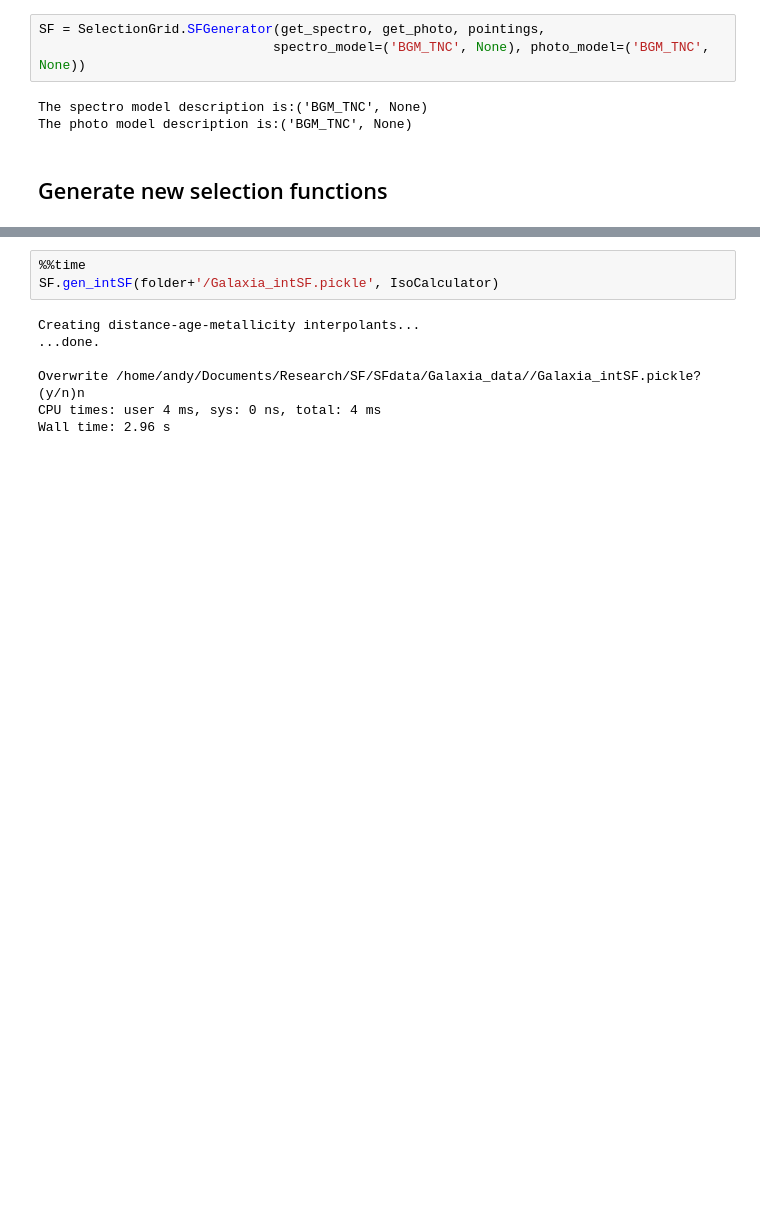
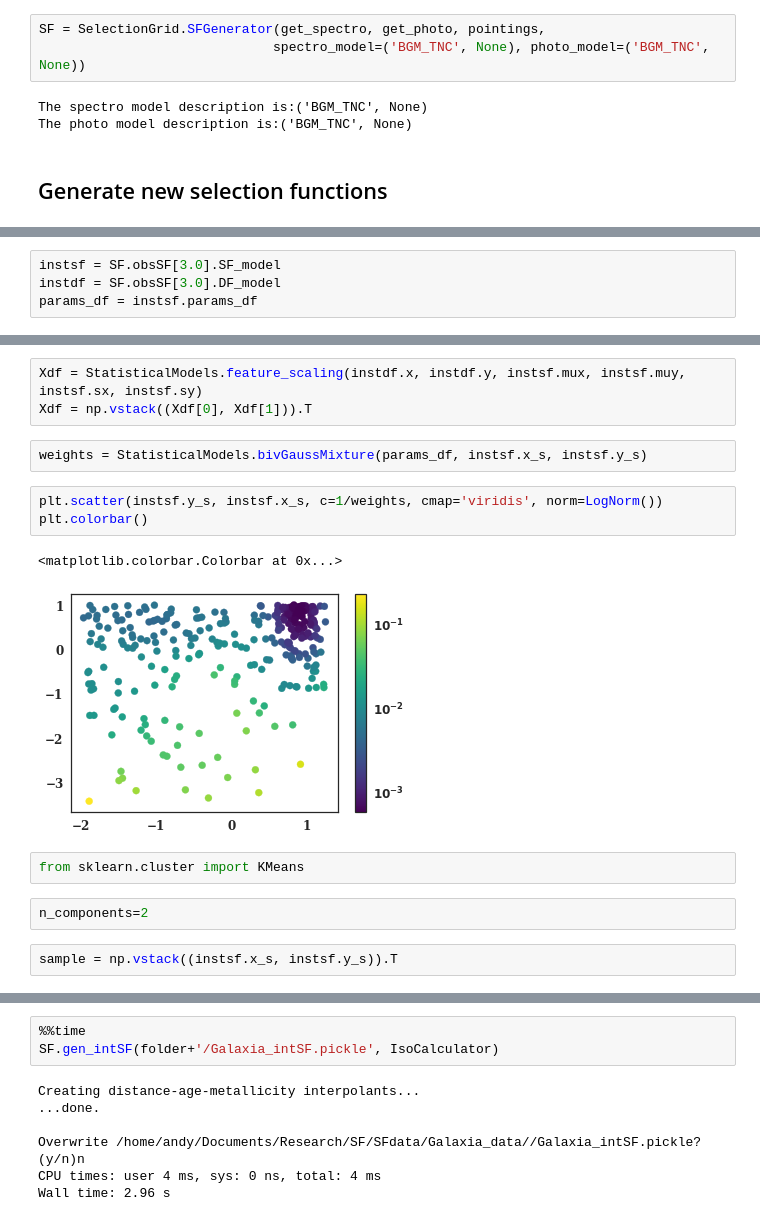
Before and after one commit to aeverall/seestar, a Jupyter notebook: examples/BGMTNC_test.ipynb, the cells around one changed output, grey strips where cells are left out. Drawn from its saved outputs; the diff is of its cells as text; blank space fills up the shorter version.

```diff
--- a/examples/BGMTNC_test.ipynb
+++ b/examples/BGMTNC_test.ipynb
@@ -175,0 +173,4 @@ array([0.4, 7. ])
+# %%
+instsf = SF.obsSF[3.0].SF_model
+instdf = SF.obsSF[3.0].DF_model
+params_df = instsf.params_df
@@ -175,0 +326,17 @@ array([0.4, 7. ])
+# %%
+Xdf = StatisticalModels.feature_scaling(instdf.x, instdf.y, instsf.mux, instsf.muy, instsf.sx, instsf.sy)
+Xdf = np.vstack((Xdf[0], Xdf[1])).T
+# %%
+weights = StatisticalModels.bivGaussMixture(params_df, instsf.x_s, instsf.y_s)
+# %%
+plt.scatter(instsf.y_s, instsf.x_s, c=1/weights, cmap='viridis', norm=LogNorm())
+plt.colorbar()
+# %% [output]
+<matplotlib.colorbar.Colorbar at 0x...>
+[figure, added]
+# %%
+from sklearn.cluster import KMeans
+# %%
+n_components=2
+# %%
+sample = np.vstack((instsf.x_s, instsf.y_s)).T
```
Also changed, not shown: parts of 40 cells of this notebook, 2 other files.
